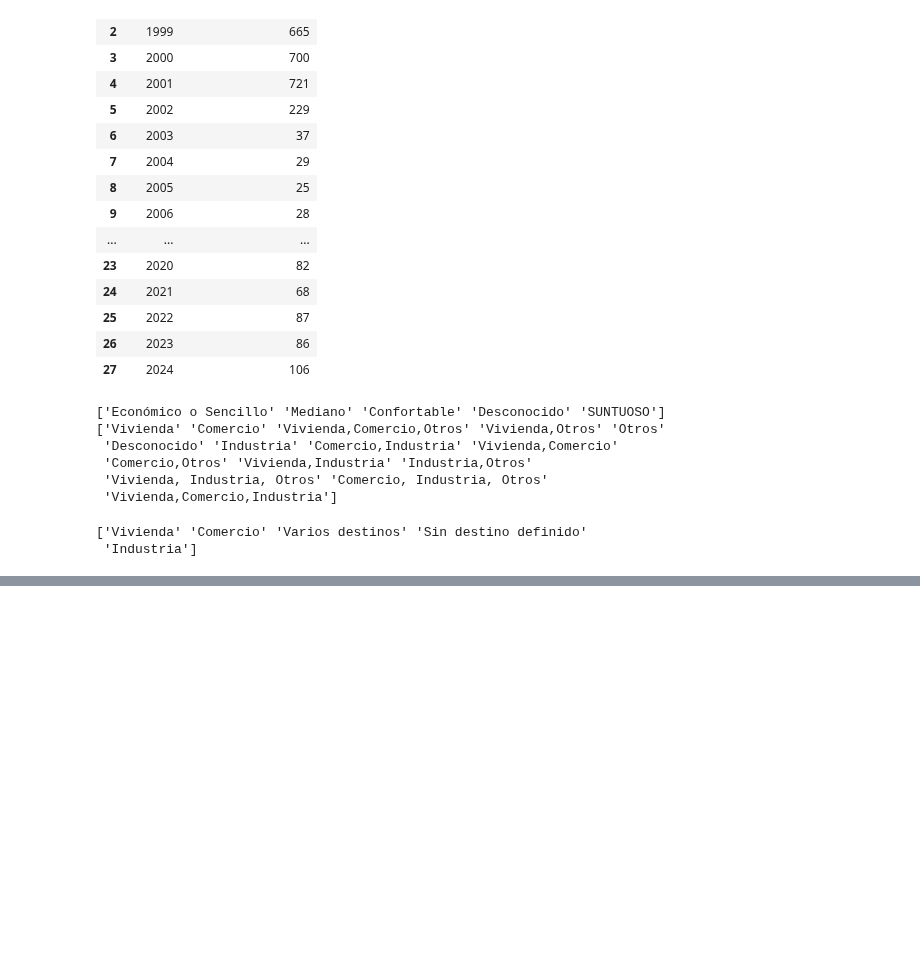
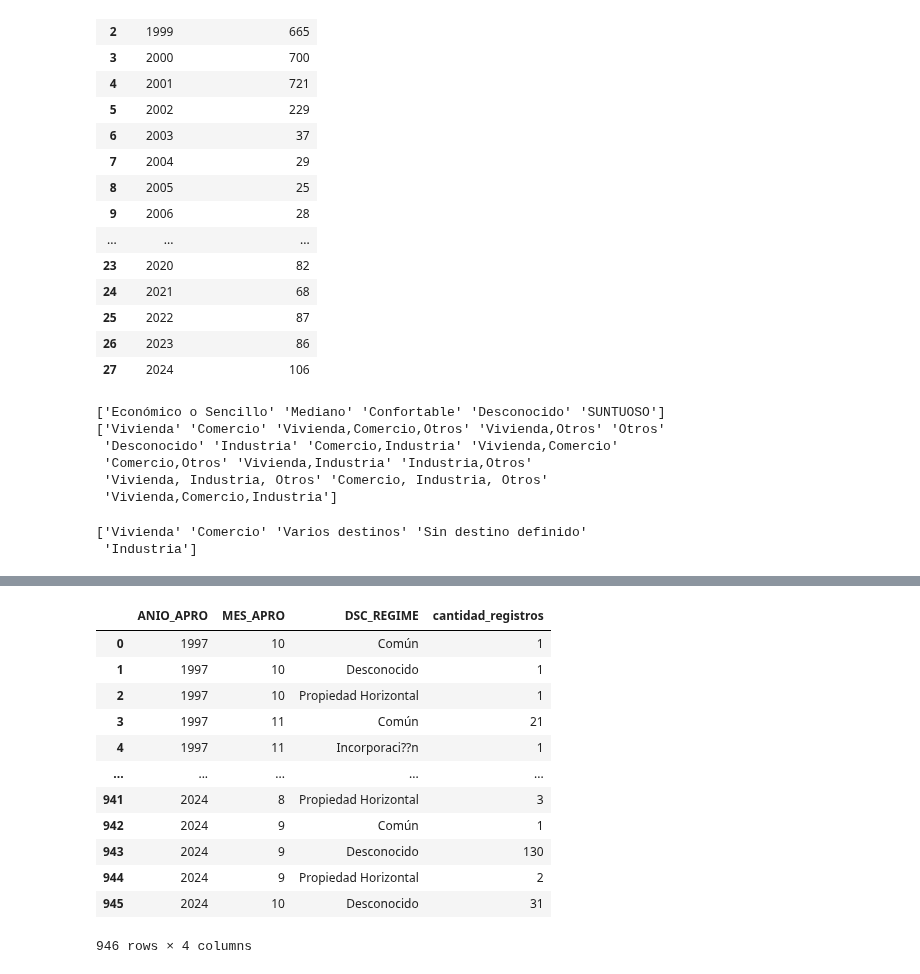
Before and after one commit to danblanc/python-para-ciencia-de-datos, a Jupyter notebook: Proyectos/Proyecto Crey_VFern/Vfer.ipynb, the cells around one changed output, grey strips where cells are left out. Saved outputs shown, nothing was run; the diff lists cells and outputs as text; code cells hidden in the pictures; blank space fills up the shorter version.

```diff
--- a/Proyectos/Proyecto Crey_VFern/Vfer.ipynb
+++ b/Proyectos/Proyecto Crey_VFern/Vfer.ipynb
@@ -569,0 +603,18 @@ print(Cat_Permisos['Nuevo_Destino'].unique())
+# %%
+grafico_1 = Cat_Permisos.groupby(['ANIO_APRO','MES_APRO','DSC_REGIME']).size().reset_index(name='cantidad_registros')
+
+grafico_1
+# %% [output]
+|  | ANIO_APRO | MES_APRO | DSC_REGIME | cantidad_registros |
+| 0 | 1997 | 10 | Común | 1 |
+| 1 | 1997 | 10 | Desconocido | 1 |
+| 2 | 1997 | 10 | Propiedad Horizontal | 1 |
+| 3 | 1997 | 11 | Común | 21 |
+| 4 | 1997 | 11 | Incorporaci??n | 1 |
+| ... | ... | ... | ... | ... |
+| 941 | 2024 | 8 | Propiedad Horizontal | 3 |
+| 942 | 2024 | 9 | Común | 1 |
+| 943 | 2024 | 9 | Desconocido | 130 |
+| 944 | 2024 | 9 | Propiedad Horizontal | 2 |
+| 945 | 2024 | 10 | Desconocido | 31 |
+946 rows × 4 columns
```
Also changed, not shown: parts of 5 cells of this notebook, 1 other file.
